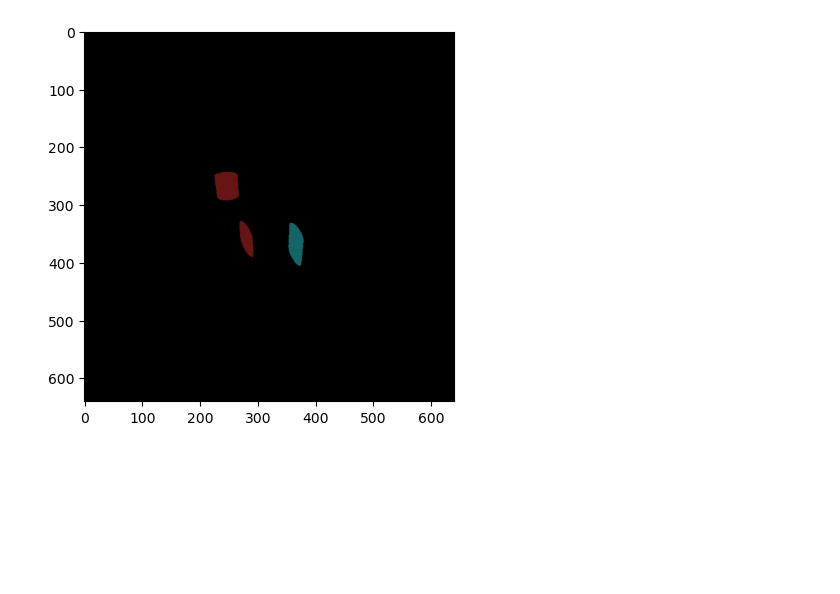
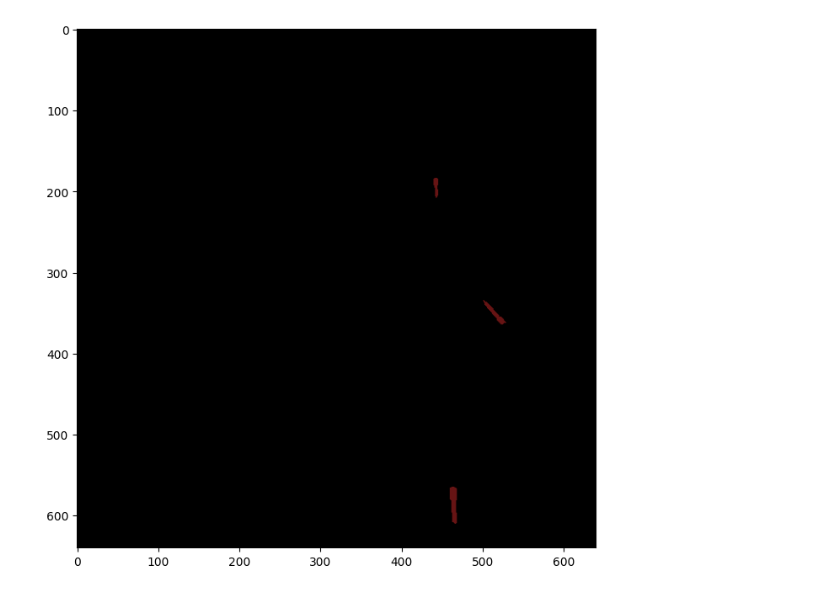
Before and after one commit to M4tt3/SSHAPE_Dataset_generator, a Jupyter notebook: dataset_testing.ipynb, the cells around one changed output. Drawn from its saved outputs; the diff is of its cells as text; code cells hidden in the pictures; blank space fills up the shorter version.

Commit message:
Stuff relative to probes, fixed to work with newest blender

```diff
--- a/dataset_testing.ipynb
+++ b/dataset_testing.ipynb
@@ -4,7 +4,8 @@ import matplotlib.pyplot as plt
 import numpy as np
 
 annotations = None
-annotations_path = "./dataset/output/train/train_annotations.json"
+dataset_dir = "E:/probes_dataset/train"
+annotations_path = "E:/probes_dataset/train/train_annotations.json"
 
 with open(annotations_path) as f:
     annotations = json.load(f)
@@ -26,7 +27,8 @@ def visualize_bounding_boxes(img_id, dataset_dir="./dataset/output"):
     img_anns = search(annotations["annotations"], image_id=img_id)
     img_info = search(annotations["images"], id=img_id)[0]
 
-    path = os.path.join(f"{dataset_dir}/train/images/", img_info["file_name"])
+    path = os.path.join(f"{dataset_dir}/images/", img_info["file_name"])
+    print(path)
     img = cv2.imread(path)
 
     for ann in img_anns:
@@ -41,6 +43,8 @@ def visualize_bounding_boxes(img_id, dataset_dir="./dataset/output"):
         )
 
     img = cv2.cvtColor(img, cv2.COLOR_BGR2RGB)
+
+    plt.figure(figsize=(12, 8))
     plt.imshow(img)
 
 def hsv2rgb(h,s,v):
@@ -85,7 +89,7 @@ def visualize_segmentation(img_id, dataset_dir="./dataset/output"):
     img_anns = search(annotations["annotations"], image_id=img_id)
     img_info = search(annotations["images"], id=img_id)[0]
 
-    path = os.path.join(f"{dataset_dir}/train/segmentation/", img_info["file_name"])
+    path = os.path.join(f"{dataset_dir}/segmentation/", img_info["file_name"])
     img = cv2.imread(path)
     img = cv2.cvtColor(img, cv2.COLOR_BGR2RGB)
 
@@ -93,9 +97,9 @@ def visualize_segmentation(img_id, dataset_dir="./dataset/output"):
     colors = generate_colors(len(unique_instances))
     for index, inst in enumerate(unique_instances):
         img = replace_color(img, [inst, inst, inst], colors[index])
-
+    plt.figure(figsize=(12, 8))
     plt.imshow(img)
 # %%
-visualize_segmentation(4)
+visualize_segmentation(4, dataset_dir=dataset_dir)
 # %% [output]
-[figure, old version]
+[figure, new version]
```
Also changed, not shown: parts of 2 cells of this notebook, 5 other files.
